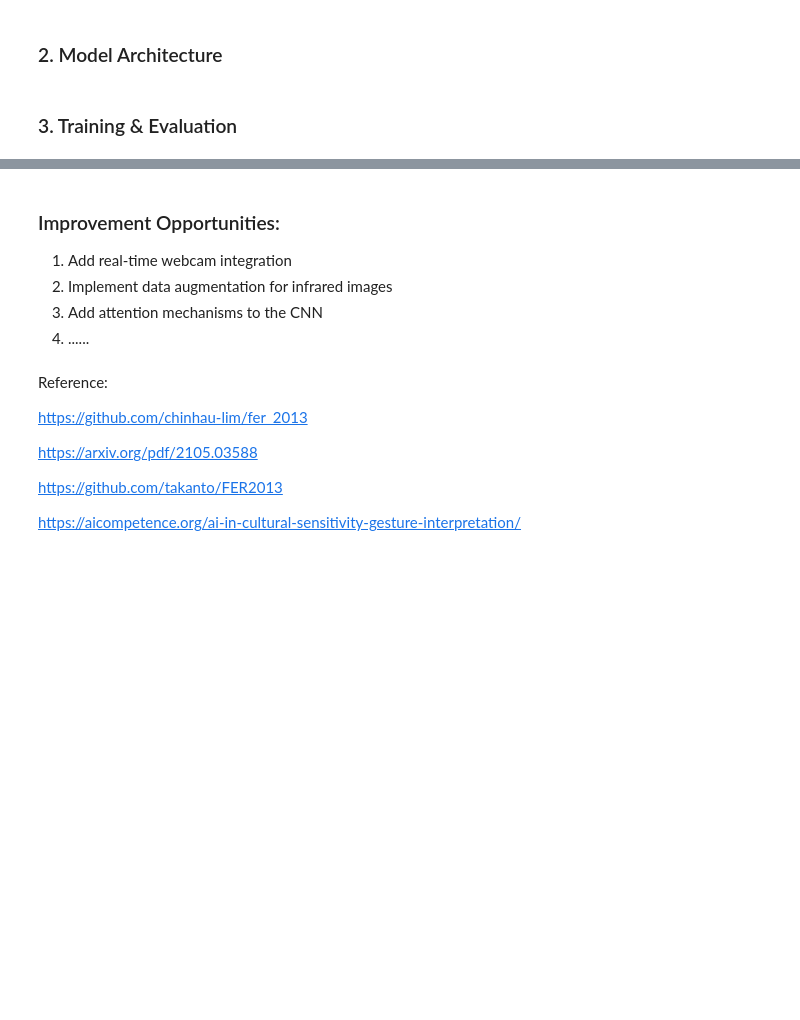
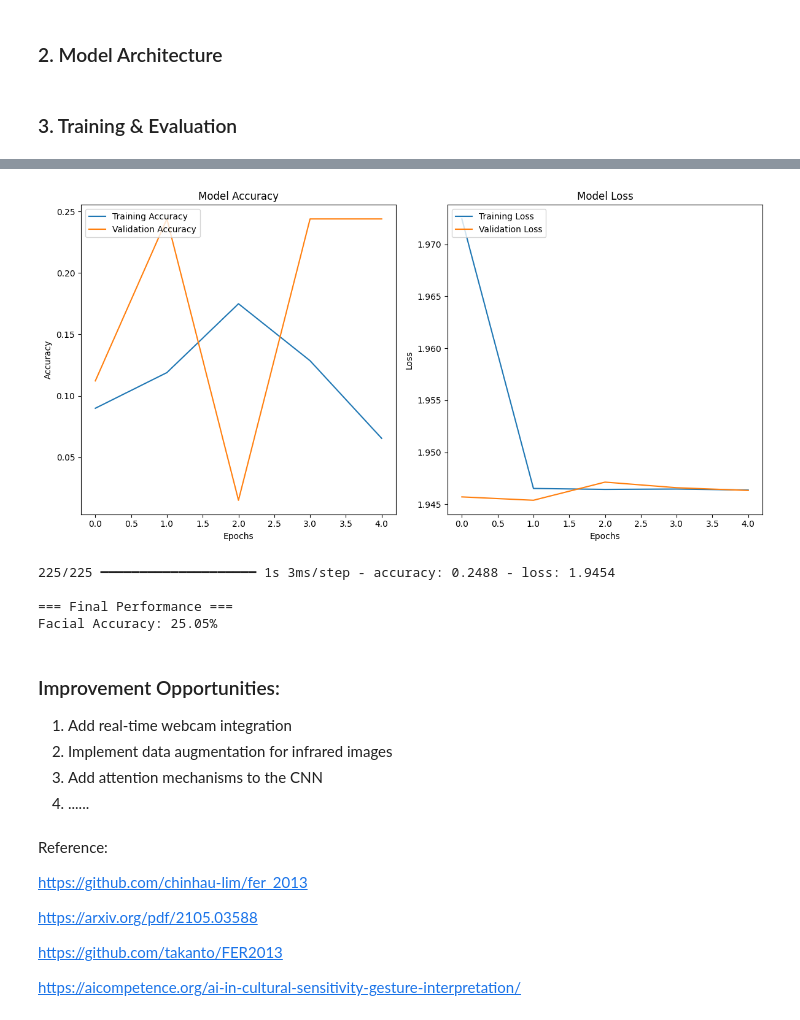
Before and after one commit to DaChickenGamer/Prototyping-Emotive-Avatars-HackAI-2025, a Jupyter notebook: starter_code_20250217.ipynb, the cells around one changed output, grey strips where cells are left out. Drawn from its saved outputs; the diff is of its cells as text; code cells hidden in the pictures; blank space fills up the shorter version.

Commit message:
Plots The Data

```diff
--- a/starter_code_20250217.ipynb
+++ b/starter_code_20250217.ipynb
@@ -144,8 +144,6 @@ class EmotiveAvatarSystem:
             layers.RandomRotation(0.2),
             layers.RandomBrightness(.2),
             layers.RandomContrast(.2),
-            layers.RandomCrop(.2),
-            layers.RandomZoom(.2)
         ])
 
         model = models.Sequential([
@@ -197,6 +195,8 @@ class EmotiveAvatarSystem:
 # %% [markdown]
 ### 3. Training & Evaluation
 # %%
+import matplotlib.pyplot as plt
+
 if __name__ == "__main__":
     X_face, y_face, face_weights = load_fer2013()
     #X_gesture, y_gesture = load_leap_gestures()
@@ -210,25 +210,40 @@ if __name__ == "__main__":
 
     # Train facial model
     print("Training Facial Model (FER2013)...")
-    avatar.face_model.fit(Xf_train, yf_train,
-                         epochs=5,
-                         batch_size=64,
-                         class_weight=face_weights,
-                         validation_split=0.2,
-                         callbacks=[
-                             callbacks.EarlyStopping(patience=5, restore_best_weights=True),
-                             callbacks.ReduceLROnPlateau(factor=0.5, patience=2)
-                         ])
+    history = avatar.face_model.fit(Xf_train, yf_train,
+                                    epochs=5,
+                                    batch_size=64,
+                                    class_weight=face_weights,
+                                    validation_split=0.2,
+                                    verbose=1,
+                                    callbacks=[
+                                        callbacks.EarlyStopping(patience=5, restore_best_weights=True),
+                                        callbacks.ReduceLROnPlateau(factor=0.5, patience=2)
+                                    ])
 
-    # Train gesture model
-    #print("\nTraining Gesture Model (Leap Motion)...")
-    # avatar.gesture_model.fit(Xg_train, yg_train,
-    #                         epochs=0,
-    #                         batch_size=32,
-    #                         validation_split=0.2,
-    #                         callbacks=[
-    #                             callbacks.EarlyStopping(patience=3)
-    #                         ])
+    # Plotting accuracy and loss curves
+    plt.figure(figsize=(12, 6))
+
+    # Plot training & validation accuracy
+    plt.subplot(1, 2, 1)
+    plt.plot(history.history['accuracy'], label='Training Accuracy')
+    plt.plot(history.history['val_accuracy'], label='Validation Accuracy')
+    plt.title('Model Accuracy')
+    plt.xlabel('Epochs')
+    plt.ylabel('Accuracy')
+    plt.legend(loc='upper left')
+
+    # Plot training & validation loss
+    plt.subplot(1, 2, 2)
+    plt.plot(history.history['loss'], label='Training Loss')
+    plt.plot(history.history['val_loss'], label='Validation Loss')
+    plt.title('Model Loss')
+    plt.xlabel('Epochs')
+    plt.ylabel('Loss')
+    plt.legend(loc='upper left')
+
+    plt.tight_layout()
+    plt.show()
 
     # Evaluate
     f_loss, f_acc = avatar.face_model.evaluate(Xf_test, yf_test)
@@ -256,3 +267,8 @@ Facial Accuracy: 22.07%
+[figure, added]
+225/225 ━━━━━━━━━━━━━━━━━━━━ 1s 3ms/step - accuracy: 0.2488 - loss: 1.9454
+
+=== Final Performance ===
+Facial Accuracy: 25.05%
 # %% [markdown]
 ### Improvement Opportunities:
 1. Add real-time webcam integration
```
Also changed, not shown: parts of 2 cells of this notebook.
